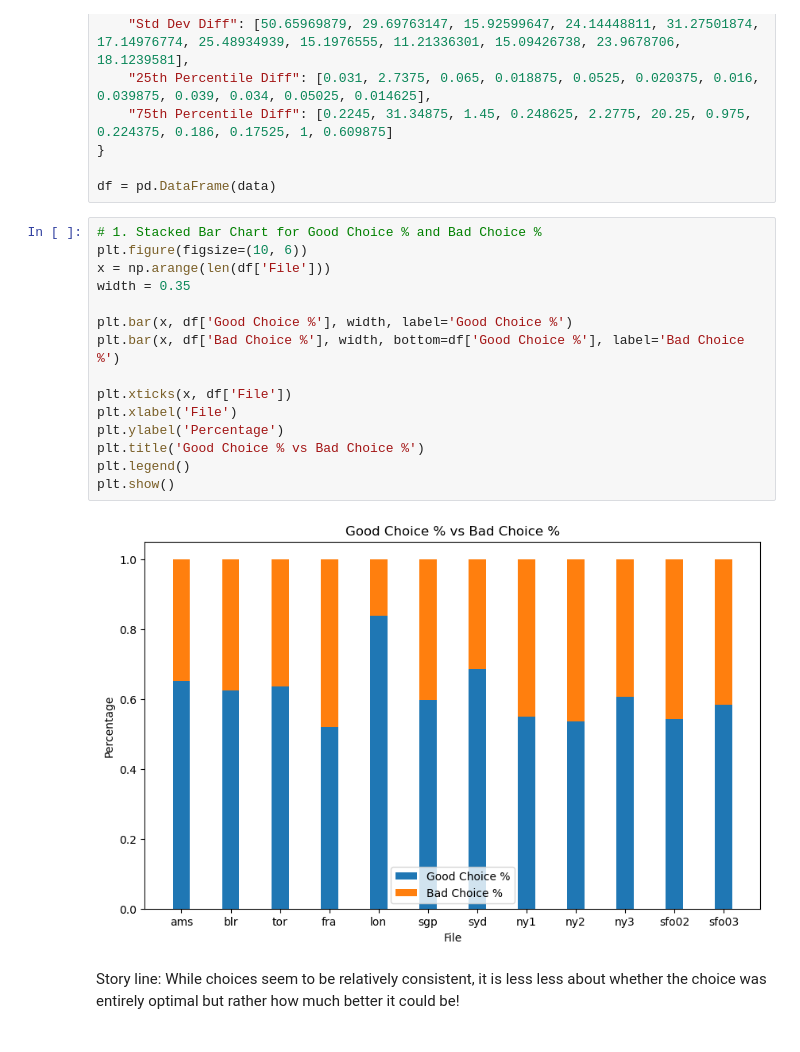
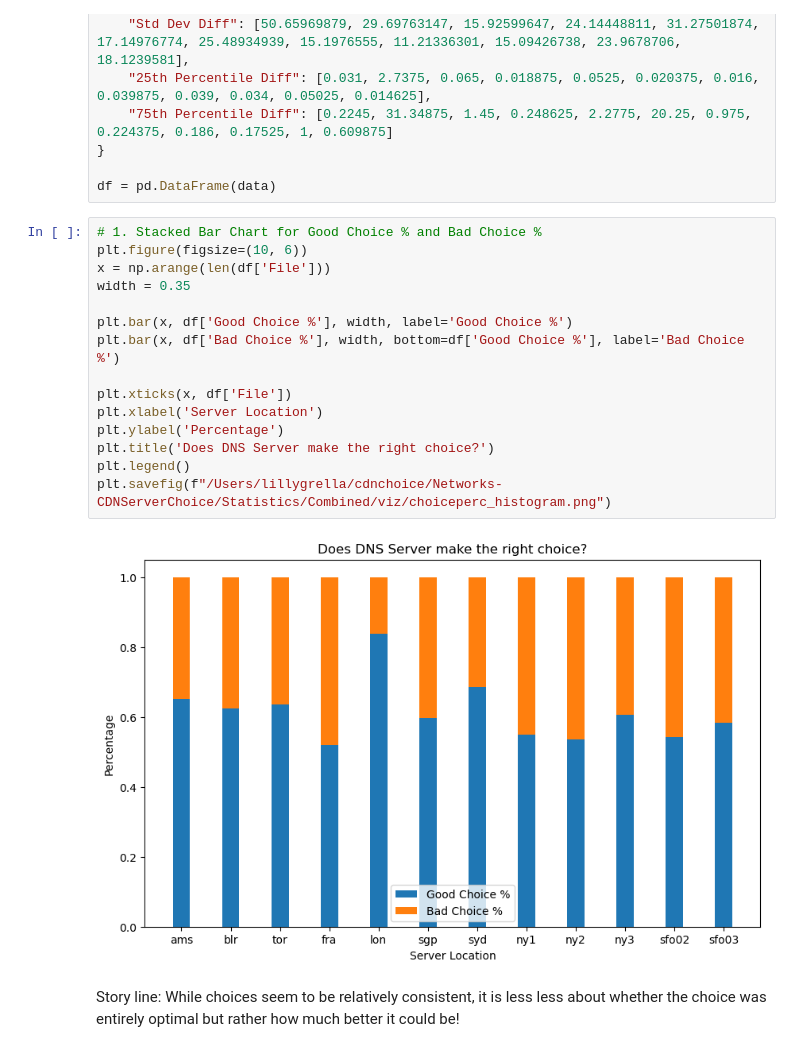
Before and after one commit to Lgrella/Networks-CDNServerChoice, a Jupyter notebook: Statistics/Combined/visualizations.ipynb, the cells around one changed output. Cells and saved outputs as stored; diff of their text form.

```diff
--- a/Statistics/Combined/visualizations.ipynb
+++ b/Statistics/Combined/visualizations.ipynb
@@ -24,20 +24,20 @@ df = pd.DataFrame(data)
 # %%
 # 1. Stacked Bar Chart for Good Choice % and Bad Choice %
 plt.figure(figsize=(10, 6))
 x = np.arange(len(df['File']))
 width = 0.35
 
 plt.bar(x, df['Good Choice %'], width, label='Good Choice %')
 plt.bar(x, df['Bad Choice %'], width, bottom=df['Good Choice %'], label='Bad Choice %')
 
 plt.xticks(x, df['File'])
-plt.xlabel('File')
+plt.xlabel('Server Location')
 plt.ylabel('Percentage')
-plt.title('Good Choice % vs Bad Choice %')
+plt.title('Does DNS Server make the right choice?')
 plt.legend()
-plt.show()
+plt.savefig(f"/Users/lillygrella/cdnchoice/Networks-CDNServerChoice/Statistics/Combined/viz/choiceperc_histogram.png")
 # %% [output]
-[figure, old version]
+[figure, new version]
 # %% [markdown]
 Story line: While choices seem to be relatively consistent, it is less less about whether the choice was entirely optimal but rather how much better it could be!
 # %%
```
Also changed, not shown: 1 other file.
